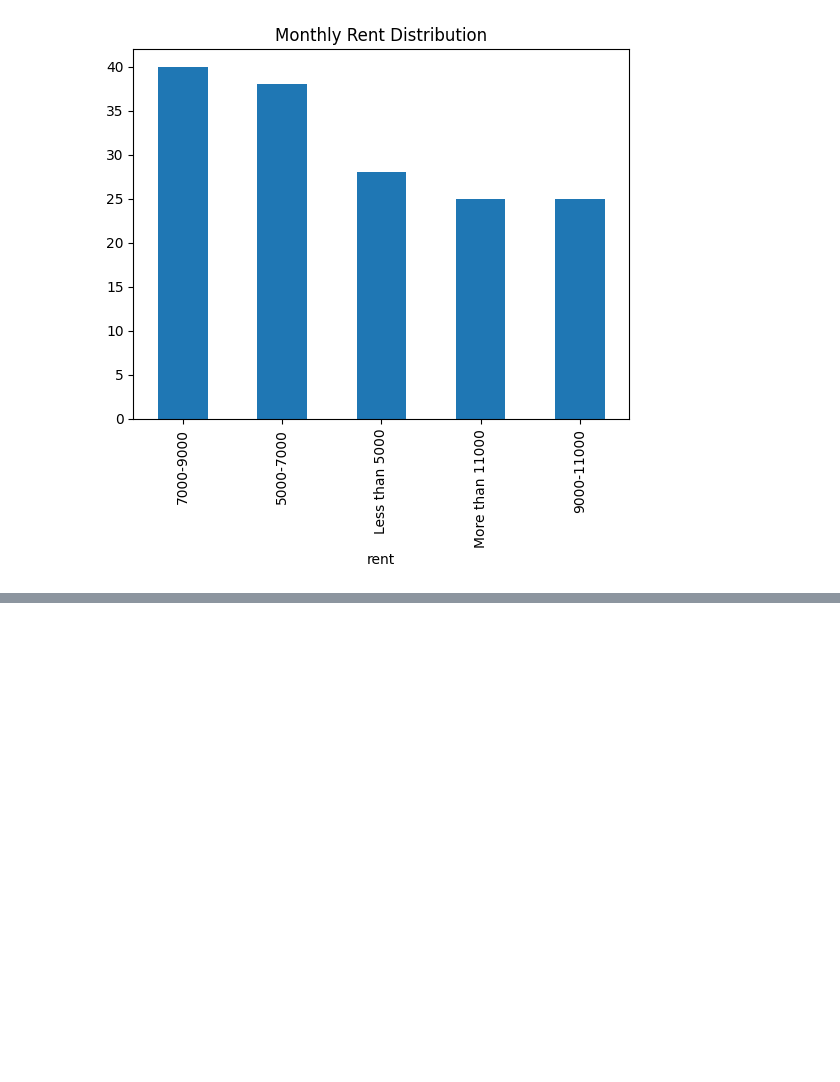
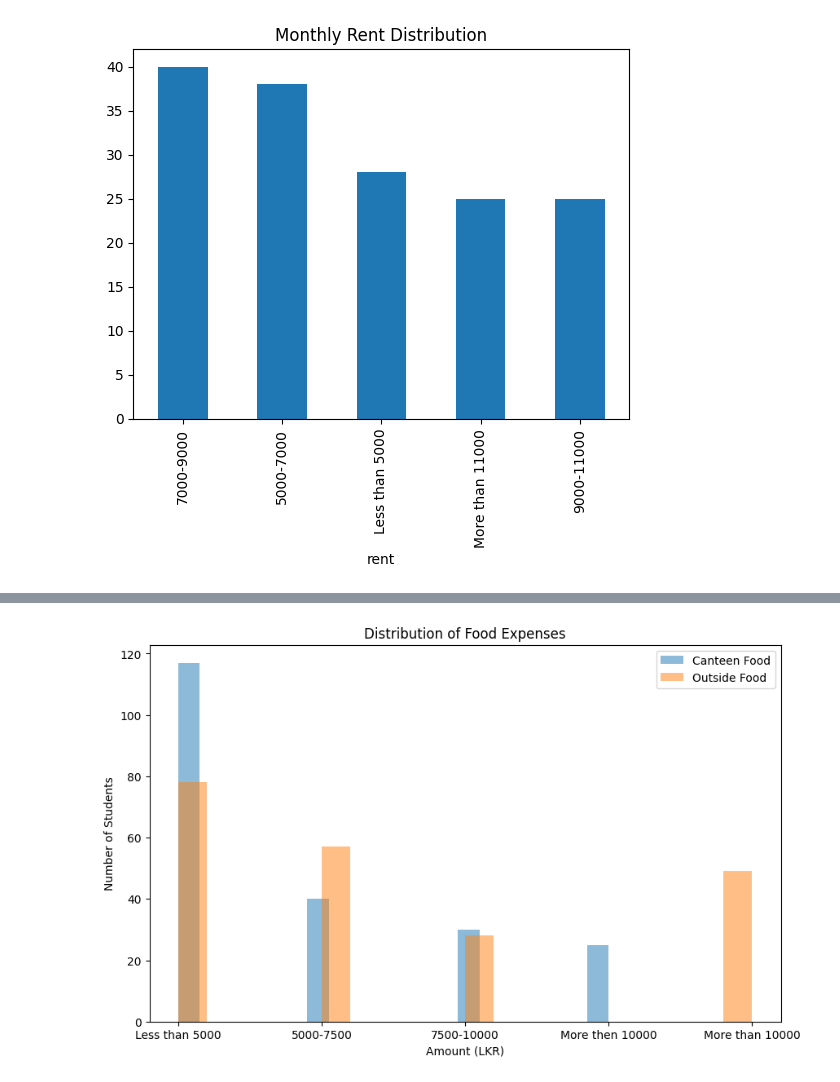
Before and after one commit to ComputerScienceSJP/SDI-PROJECT-group-04, a Jupyter notebook: Code/code.ipynb, the cells around one changed output, grey strips where cells are left out. Cells and saved outputs as stored; diff of their text form; code cells hidden in the pictures; blank space fills up the shorter version.

Commit message:
Add Food Distribution

```diff
--- a/Code/code.ipynb
+++ b/Code/code.ipynb
@@ -178,0 +188,12 @@ plt.show()
+# %%
+plt.figure(figsize=(10,6))
+plt.hist(df["canteen_food"].dropna(), bins=20, alpha=0.5, label="Canteen Food")
+plt.hist(df["outside_food"].dropna(), bins=20, alpha=0.5, label="Outside Food")
+
+plt.title("Distribution of Food Expenses")
+plt.xlabel("Amount (LKR)")
+plt.ylabel("Number of Students")
+plt.legend()
+plt.show()
+# %% [output]
+[figure, added]
```
Also changed, not shown: parts of 1 cell of this notebook.
